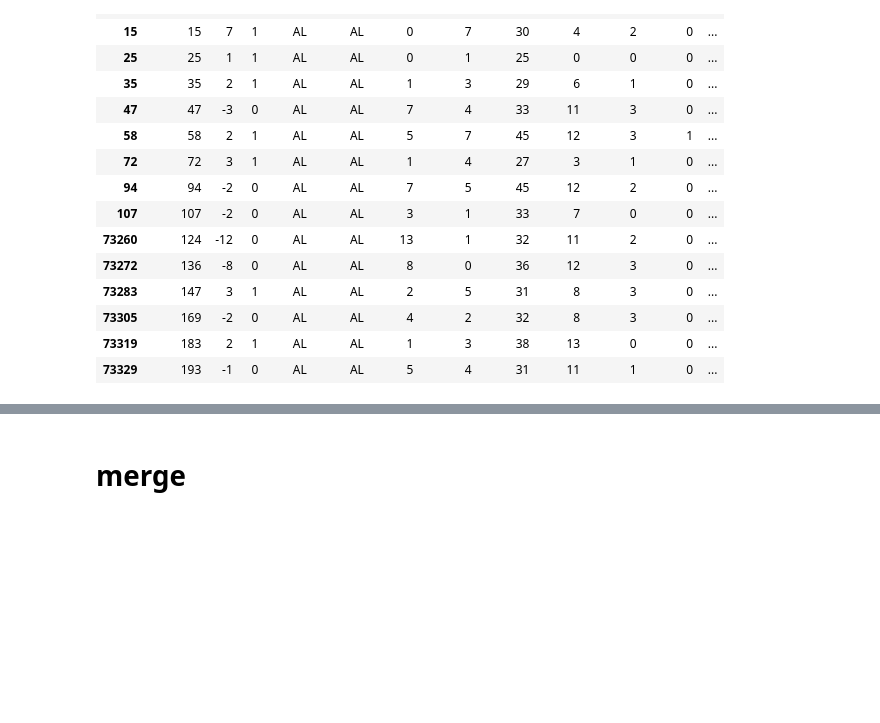
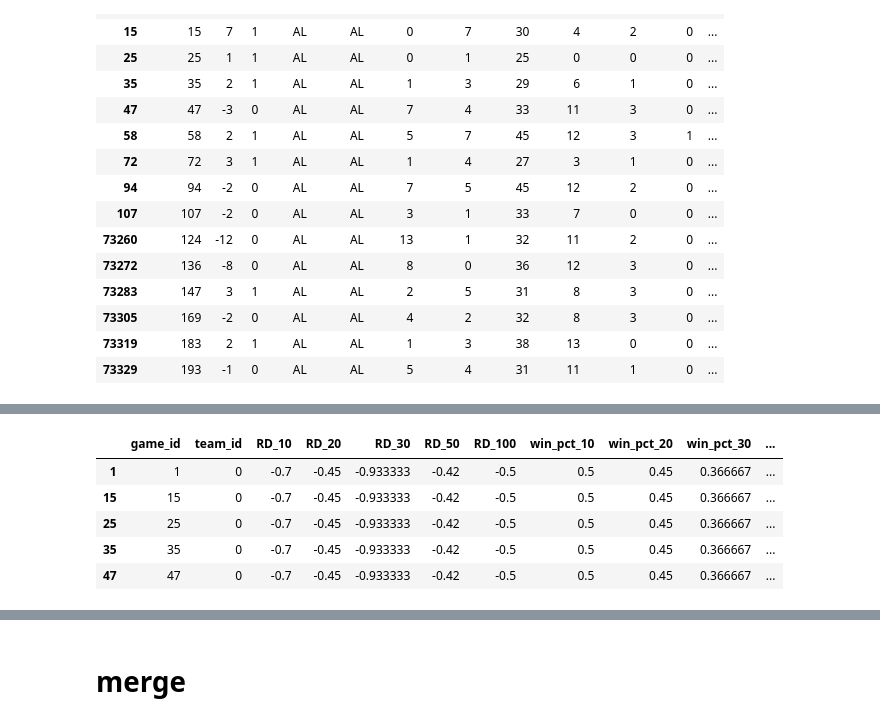
Before and after one commit to lanejere5/mlb, a Jupyter notebook: elo/features.ipynb, the cells around one changed output, grey strips where cells are left out. Cells and saved outputs as stored; diff of their text form; code cells hidden in the pictures; blank space fills up the shorter version.

```diff
--- a/elo/features.ipynb
+++ b/elo/features.ipynb
@@ -318,0 +334,14 @@ tl[tl['game_id'] == 0]
+# %%
+# drop columns from tl that aren't features
+tl_drop_cols = ['RD', 'W'] + [c for c in tl.columns if c.startswith('team') and c != 'team_id']
+tl_drop_cols += [c for c in tl.columns if c.startswith('opp')]
+tl_features = tl.drop(columns=tl_drop_cols)
+
+tl_features.head()
+# %% [output]
+|  | game_id | team_id | RD_10 | RD_20 | RD_30 | RD_50 | RD_100 | win_pct_10 | win_pct_20 | win_pct_30 | ... |
+| 1 | 1 | 0 | -0.7 | -0.45 | -0.933333 | -0.42 | -0.5 | 0.5 | 0.45 | 0.366667 | ... |
+| 15 | 15 | 0 | -0.7 | -0.45 | -0.933333 | -0.42 | -0.5 | 0.5 | 0.45 | 0.366667 | ... |
+| 25 | 25 | 0 | -0.7 | -0.45 | -0.933333 | -0.42 | -0.5 | 0.5 | 0.45 | 0.366667 | ... |
+| 35 | 35 | 0 | -0.7 | -0.45 | -0.933333 | -0.42 | -0.5 | 0.5 | 0.45 | 0.366667 | ... |
+| 47 | 47 | 0 | -0.7 | -0.45 | -0.933333 | -0.42 | -0.5 | 0.5 | 0.45 | 0.366667 | ... |
```
Also changed, not shown: parts of 10 cells of this notebook.
